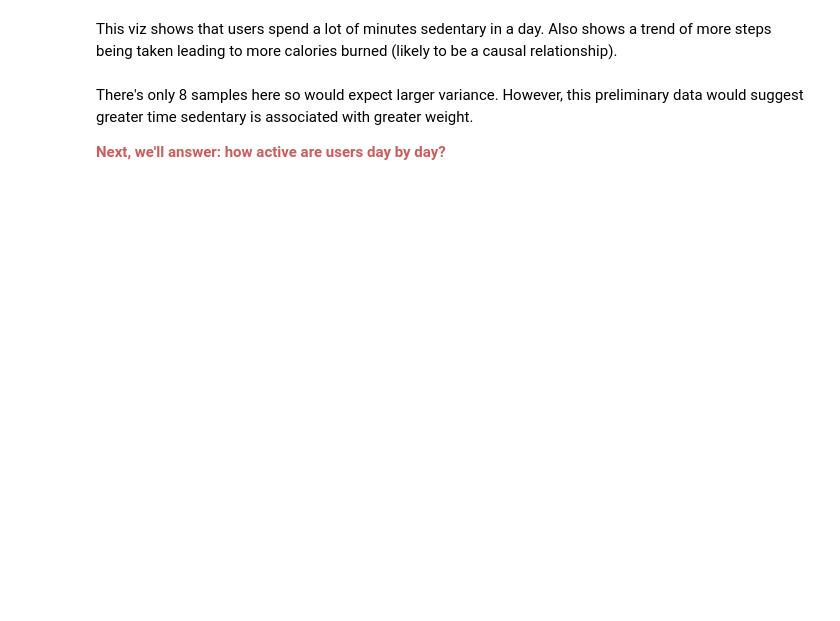
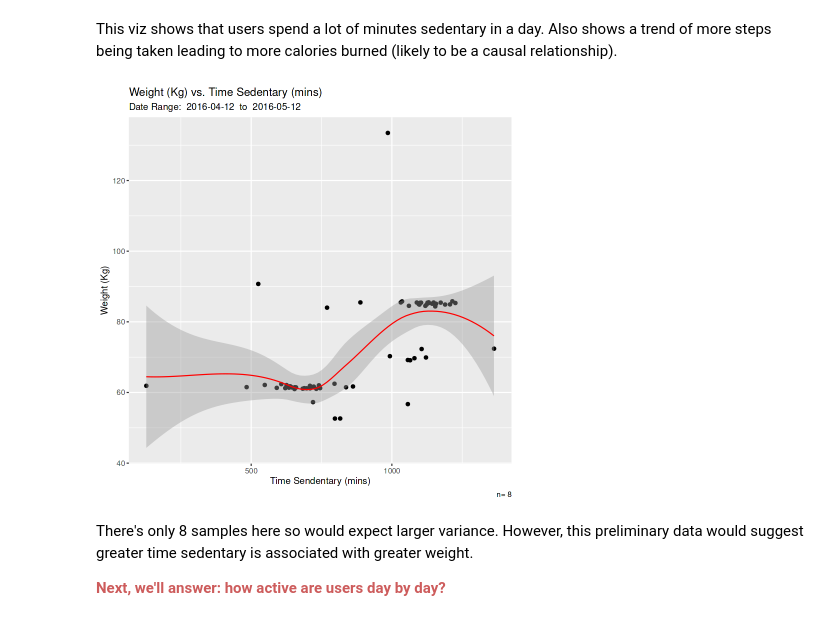
Before and after one commit to MinhJrDinh/Bellabeat-Case-Study, a Jupyter notebook: bellabeat-case-study.ipynb, the cells around one changed output. Cells and saved outputs as stored; diff of their text form; code cells hidden in the pictures; blank space fills up the shorter version.

```diff
--- a/bellabeat-case-study.ipynb
+++ b/bellabeat-case-study.ipynb
@@ -216,20 +329,24 @@ This viz shows that users spend a lot of minutes sedentary in a day. Also shows
 # %%
 # Now let's see if time Sedentary could impact user weight
 
 max_date = max(activity_weight$Date)
 min_date = min(activity_weight$Date)
 sample_size = n_distinct(activity_weight$Id)
 
 ggplot(data=activity_weight) +
     geom_jitter(mapping=aes(x=SedentaryMinutes,
                y=WeightKg)) +
     geom_smooth(mapping=aes(x=SedentaryMinutes,
-               y=WeightKg), colour='Red', linewidth=0.5) +
+               y=WeightKg), colour='Red', linewidth=0.5,
+               method = 'loess', # method = 'loess', formula y ~ x is default but we add this to remove message
+               formula = y ~ x) +
     labs(title = 'Weight (Kg) vs. Time Sedentary (mins)',
         subtitle = paste("Date Range: ", min_date, " to ", max_date),
         caption = paste('n=',sample_size),
         x='Time Sendentary (mins)',
         y='Weight (Kg)')
+# %% [output]
+[figure, added]
 # %% [markdown]
 There's only 8 samples here so would expect larger variance. However, this preliminary data would suggest greater time sedentary is associated with greater weight.
 
```
Also changed, not shown: parts of 15 cells of this notebook.
